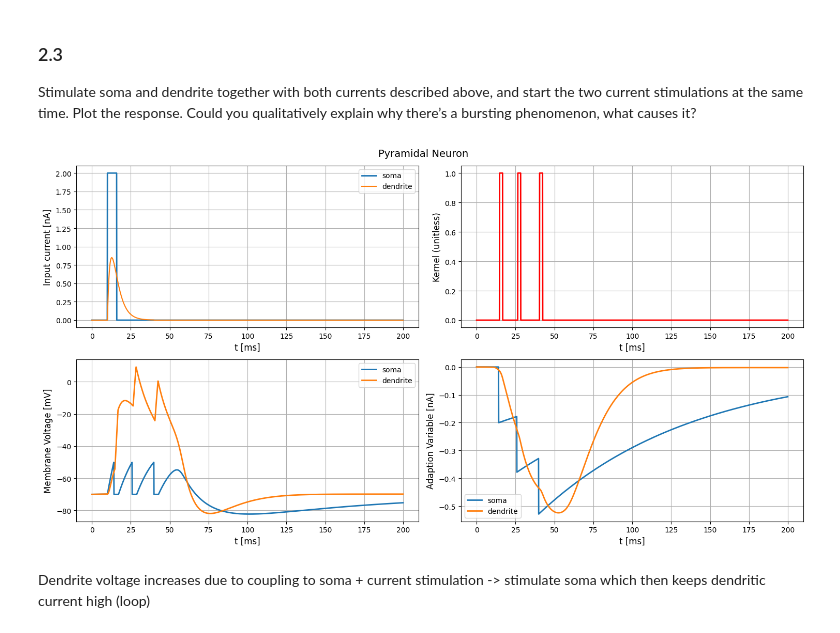
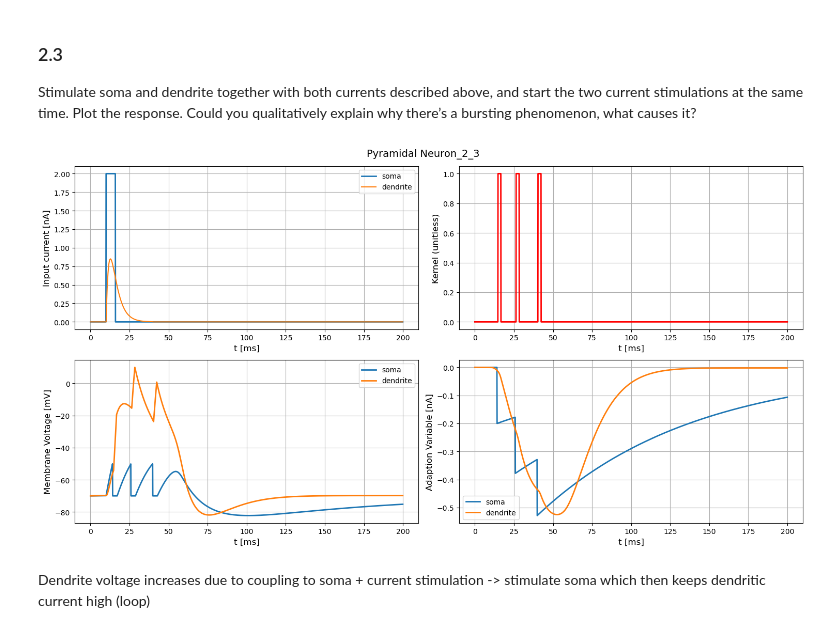
Before and after one commit to lniederhauser/neuronal_dynamics_miniproject, a Jupyter notebook: main.ipynb, the cells around one changed output. Saved outputs shown, nothing was run; the diff lists cells and outputs as text; code cells hidden in the pictures.

```diff
--- a/main.ipynb
+++ b/main.ipynb
@@ -240,10 +204,11 @@ plot_pyramidal(state_monitor, current_s=input_factory.get_zero_current(), curren
 ### 2.3
 Stimulate soma and dendrite together with both currents described above, and start the two current stimulations at the same time. Plot the response. Could you qualitatively explain why there’s a bursting phenomenon, what causes it?
 # %%
+current_soma = input_factory.get_step_current(t_start=10, t_end=15, unit_time=b2.ms, amplitude=2 * b2.nA)
 state_monitor = simulate_pyramidal_neuron(tau_s = TAU_s, tau_d = TAU_d, C_s = C_s, C_d = C_d, v_rest = E_L, b= b_w_s, v_spike = E_th, tau_w_s = TAU_w_s, tau_w_d = TAU_w_d, I_s = current_soma, I_d = current_dendrite, a = a_w_d, E_d = E_d, D_d = D_d, g_d = g_d, g_s = g_s, c_d = c_d,T_refractory = T_ref)
-plot_pyramidal(state_monitor, current_s=current_soma, current_d=current_dendrite, title="Pyramidal Neuron", savefig=False)
+plot_pyramidal(state_monitor, current_s=current_soma, current_d=current_dendrite, title="Pyramidal Neuron_2_3", savefig=True)
 # %% [output]
-[figure, old version]
+[figure, new version]
 # %% [markdown]
 Dendrite voltage increases due to coupling to soma + current stimulation -> stimulate soma which then keeps dendritic current high (loop)
 # %% [markdown]
```
Also changed, not shown: parts of 23 cells of this notebook, 1 other file.
